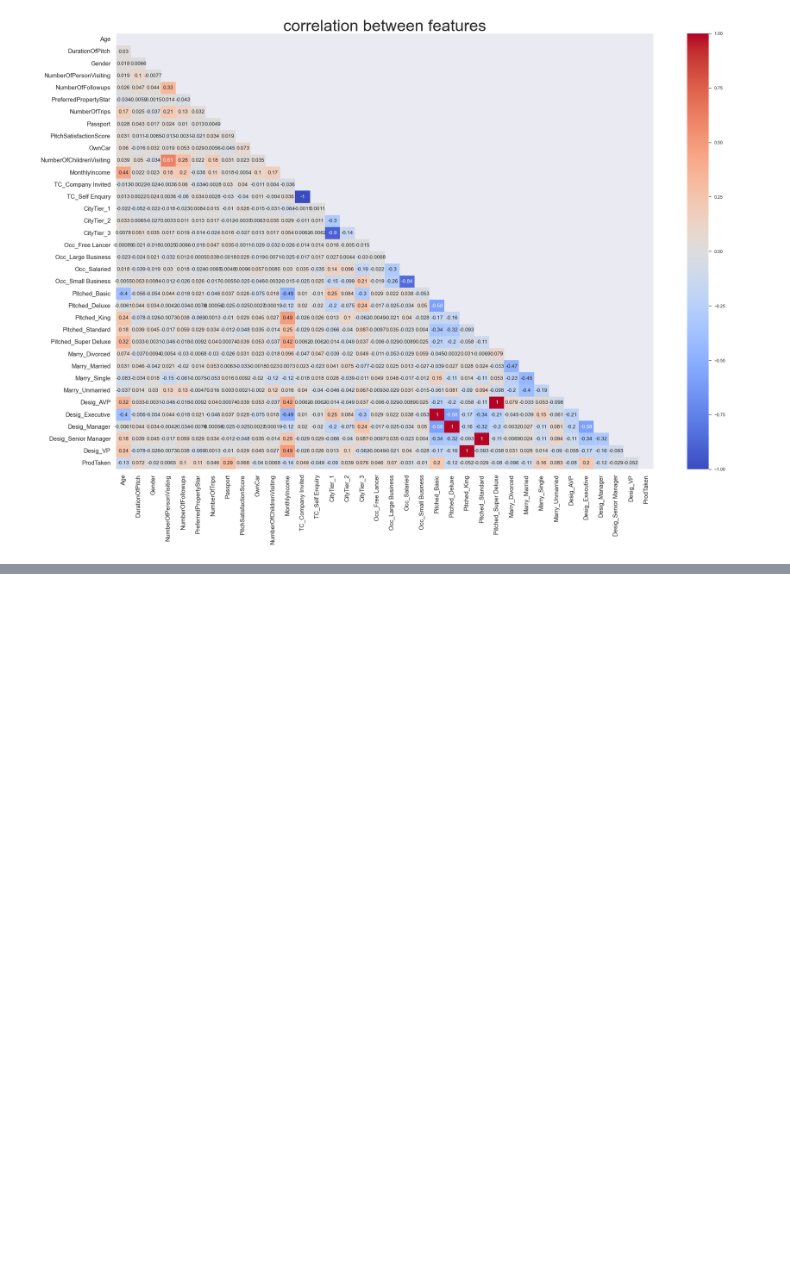
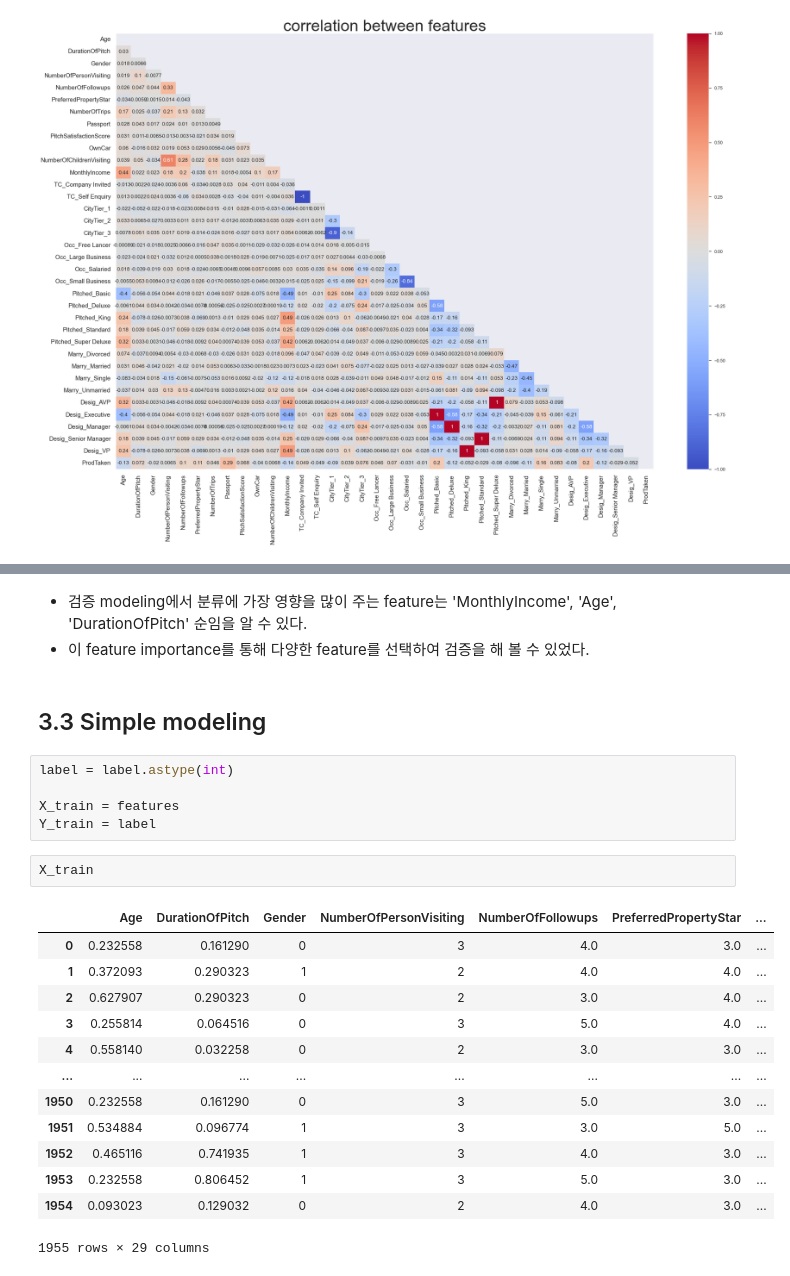
Before and after one commit to data-easyeon/competition, a Jupyter notebook: dacon-travel packages.ipynb, the cells around one changed output, grey strips where cells are left out. Cells and saved outputs as stored; diff of their text form; blank space fills up the shorter version.

```diff
--- a/dacon-travel packages.ipynb
+++ b/dacon-travel packages.ipynb
@@ -600,0 +712,26 @@ plt.show()
+# %% [markdown]
+- 검증 modeling에서 분류에 가장 영향을 많이 주는 feature는 'MonthlyIncome', 'Age', 'DurationOfPitch' 순임을 알 수 있다.
+- 이 feature importance를 통해 다양한 feature를 선택하여 검증을 해 볼 수 있었다.
+# %% [markdown]
+## 3.3 Simple modeling
+# %%
+label = label.astype(int)
+
+X_train = features
+Y_train = label
+# %%
+X_train
+# %% [output]
+|  | Age | DurationOfPitch | Gender | NumberOfPersonVisiting | NumberOfFollowups | PreferredPropertyStar | ... |
+| 0 | 0.232558 | 0.161290 | 0 | 3 | 4.0 | 3.0 | ... |
+| 1 | 0.372093 | 0.290323 | 1 | 2 | 4.0 | 4.0 | ... |
+| 2 | 0.627907 | 0.290323 | 0 | 2 | 3.0 | 4.0 | ... |
+| 3 | 0.255814 | 0.064516 | 0 | 3 | 5.0 | 4.0 | ... |
+| 4 | 0.558140 | 0.032258 | 0 | 2 | 3.0 | 3.0 | ... |
+| ... | ... | ... | ... | ... | ... | ... | ... |
+| 1950 | 0.232558 | 0.161290 | 0 | 3 | 5.0 | 3.0 | ... |
+| 1951 | 0.534884 | 0.096774 | 1 | 3 | 3.0 | 5.0 | ... |
+| 1952 | 0.465116 | 0.741935 | 1 | 3 | 4.0 | 3.0 | ... |
+| 1953 | 0.232558 | 0.806452 | 1 | 3 | 5.0 | 3.0 | ... |
+| 1954 | 0.093023 | 0.129032 | 0 | 2 | 4.0 | 3.0 | ... |
+1955 rows × 29 columns
```
Also changed, not shown: parts of 46 cells of this notebook.
